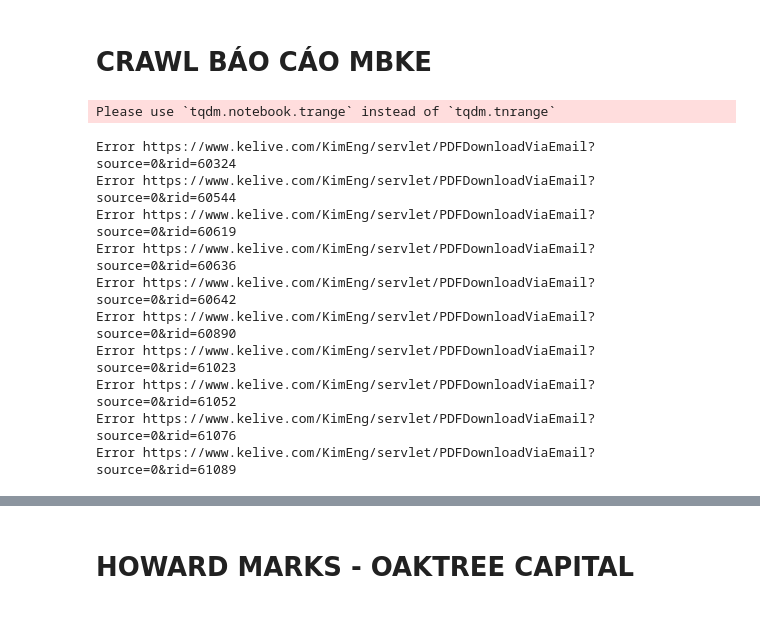
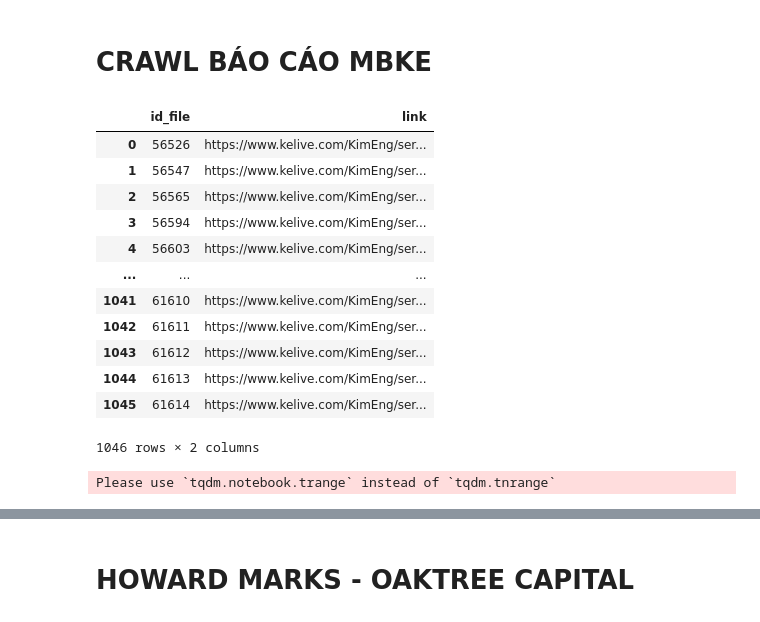
Before and after one commit to hanhieu/nghichngom, a Jupyter notebook: mbke_crawling.ipynb, the cells around one changed output, grey strips where cells are left out. Drawn from its saved outputs; the diff is of its cells as text; code cells hidden in the pictures.

Commit message:
update mbke_crawling
- missing file + 500 newest id
- save fs_local from SSI

```diff
--- a/mbke_crawling.ipynb
+++ b/mbke_crawling.ipynb
@@ -52,11 +50,27 @@ list_link['id_file'] = list_link['id_file'].append(pd.Series(range(start,end)),
+# %%
+link = 'https://www.kelive.com/KimEng/servlet/PDFDownloadViaEmail?source=0&rid='
+list_link = pd.DataFrame(columns=['id_file','link'])
+#add missing to list_link['id_file']
+list_link['id_file'] = missing
+#concat range(start,end) to list_link['id_file']
+list_link = pd.concat([list_link,pd.DataFrame(range(start,end),columns=['id_file'])],axis=0,ignore_index=True)
+list_link['link'] = link + list_link['id_file'].astype(str)
+list_link
+# %% [output]
+|  | id_file | link |
+| 0 | 56526 | https://www.kelive.com/KimEng/ser... |
+| 1 | 56547 | https://www.kelive.com/KimEng/ser... |
+| 2 | 56565 | https://www.kelive.com/KimEng/ser... |
+| 3 | 56594 | https://www.kelive.com/KimEng/ser... |
+| 4 | 56603 | https://www.kelive.com/KimEng/ser... |
+| ... | ... | ... |
+| 1041 | 61610 | https://www.kelive.com/KimEng/ser... |
+| 1042 | 61611 | https://www.kelive.com/KimEng/ser... |
+| 1043 | 61612 | https://www.kelive.com/KimEng/ser... |
+| 1044 | 61613 | https://www.kelive.com/KimEng/ser... |
+| 1045 | 61614 | https://www.kelive.com/KimEng/ser... |
+1046 rows × 2 columns
 # %%
-link = 'https://www.kelive.com/KimEng/servlet/PDFDownloadViaEmail?source=0&rid='
-list_link = pd.DataFrame()
-
-list_link['id_file'] = missing
-#add range(start,end) to list_link['id_file']
-list_link['id_file'] = list_link['id_file'].append(pd.Series(range(start,end)), ignore_index=True)
-list_link['link'] = link + list_link['id_file'].astype(str)
 r = requests.get(list_link.loc[0,'link'],timeout=5)
 for i in tnrange(len(list_link)):
     try:
@@ -81,13 +95,3 @@ for i in tnrange(len(list_link)):
         print("Error", list_link.loc[i,'link'])
 # %% [output]
 Please use `tqdm.notebook.trange` instead of `tqdm.tnrange`
-Error https://www.kelive.com/KimEng/servlet/PDFDownloadViaEmail?source=0&rid=60324
-Error https://www.kelive.com/KimEng/servlet/PDFDownloadViaEmail?source=0&rid=60544
-Error https://www.kelive.com/KimEng/servlet/PDFDownloadViaEmail?source=0&rid=60619
-Error https://www.kelive.com/KimEng/servlet/PDFDownloadViaEmail?source=0&rid=60636
-Error https://www.kelive.com/KimEng/servlet/PDFDownloadViaEmail?source=0&rid=60642
-Error https://www.kelive.com/KimEng/servlet/PDFDownloadViaEmail?source=0&rid=60890
-Error https://www.kelive.com/KimEng/servlet/PDFDownloadViaEmail?source=0&rid=61023
-Error https://www.kelive.com/KimEng/servlet/PDFDownloadViaEmail?source=0&rid=61052
-Error https://www.kelive.com/KimEng/servlet/PDFDownloadViaEmail?source=0&rid=61076
-Error https://www.kelive.com/KimEng/servlet/PDFDownloadViaEmail?source=0&rid=61089
```
Also changed, not shown: parts of 2 cells of this notebook, 1 other file.
